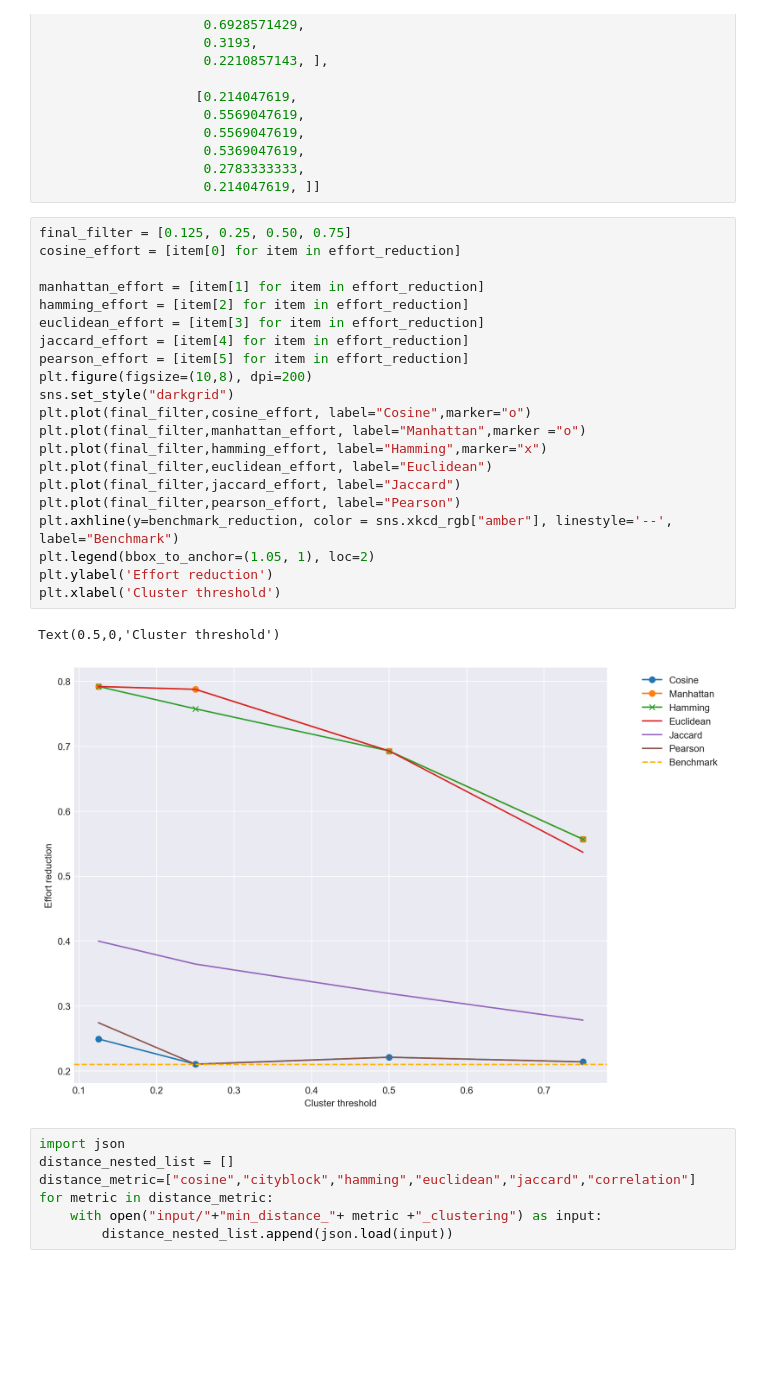
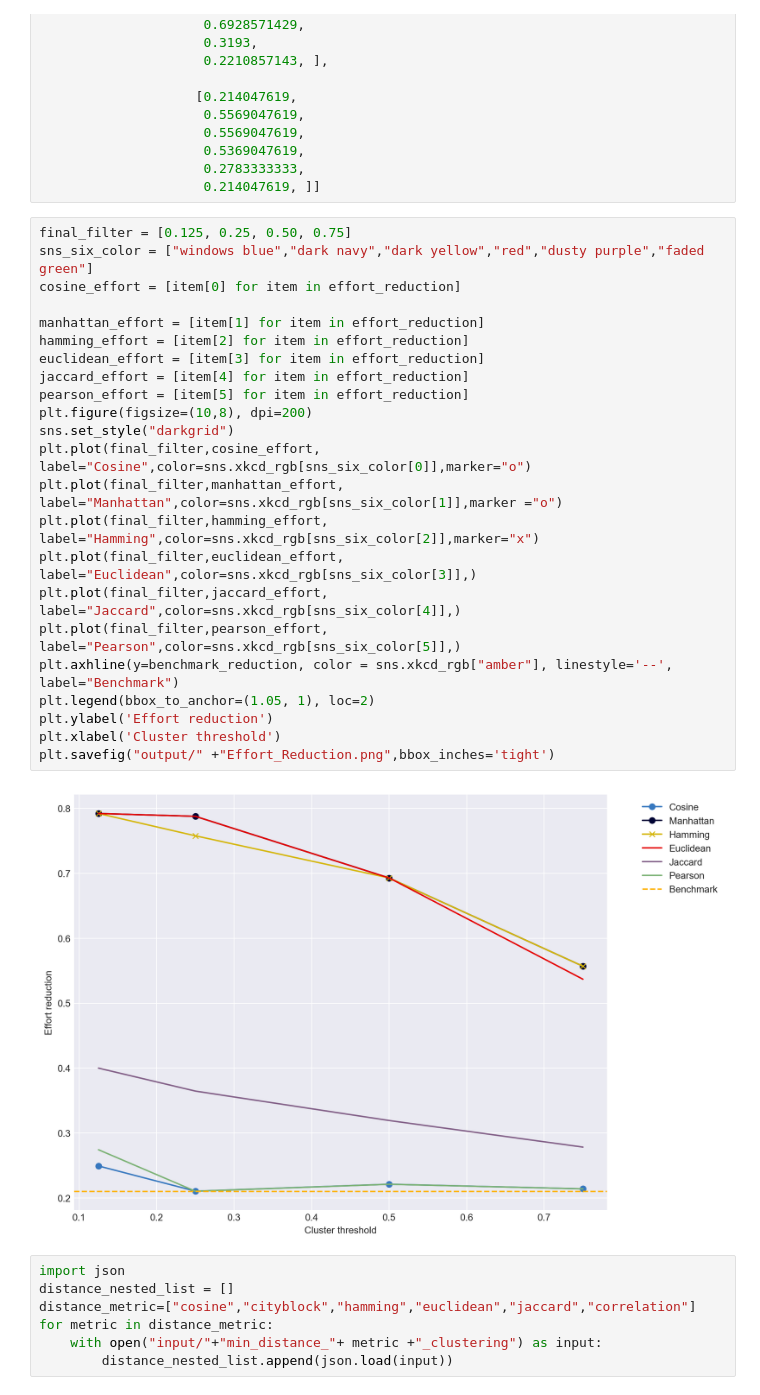
Before and after one commit to Kevinkeya/ThesisPlot, a Jupyter notebook: Plot.ipynb, the cells around one changed output. Saved outputs shown, nothing was run; the diff lists cells and outputs as text; blank space fills up the shorter version.

```diff
--- a/Plot.ipynb
+++ b/Plot.ipynb
@@ -35,28 +35,29 @@ effort_reduction = [[0.2492857143,
                      0.214047619, ]]
 # %%
 final_filter = [0.125, 0.25, 0.50, 0.75]
+sns_six_color = ["windows blue","dark navy","dark yellow","red","dusty purple","faded green"]
 cosine_effort = [item[0] for item in effort_reduction]
 
 manhattan_effort = [item[1] for item in effort_reduction]
 hamming_effort = [item[2] for item in effort_reduction]
 euclidean_effort = [item[3] for item in effort_reduction]
 jaccard_effort = [item[4] for item in effort_reduction]
 pearson_effort = [item[5] for item in effort_reduction]
 plt.figure(figsize=(10,8), dpi=200)
 sns.set_style("darkgrid")
-plt.plot(final_filter,cosine_effort, label="Cosine",marker="o")
-plt.plot(final_filter,manhattan_effort, label="Manhattan",marker ="o")
-plt.plot(final_filter,hamming_effort, label="Hamming",marker="x")
-plt.plot(final_filter,euclidean_effort, label="Euclidean")
-plt.plot(final_filter,jaccard_effort, label="Jaccard")
-plt.plot(final_filter,pearson_effort, label="Pearson")
+plt.plot(final_filter,cosine_effort, label="Cosine",color=sns.xkcd_rgb[sns_six_color[0]],marker="o")
+plt.plot(final_filter,manhattan_effort, label="Manhattan",color=sns.xkcd_rgb[sns_six_color[1]],marker ="o")
+plt.plot(final_filter,hamming_effort, label="Hamming",color=sns.xkcd_rgb[sns_six_color[2]],marker="x")
+plt.plot(final_filter,euclidean_effort, label="Euclidean",color=sns.xkcd_rgb[sns_six_color[3]],)
+plt.plot(final_filter,jaccard_effort, label="Jaccard",color=sns.xkcd_rgb[sns_six_color[4]],)
+plt.plot(final_filter,pearson_effort, label="Pearson",color=sns.xkcd_rgb[sns_six_color[5]],)
 plt.axhline(y=benchmark_reduction, color = sns.xkcd_rgb["amber"], linestyle='--', label="Benchmark")
 plt.legend(bbox_to_anchor=(1.05, 1), loc=2)
 plt.ylabel('Effort reduction')
 plt.xlabel('Cluster threshold')
+plt.savefig("output/" +"Effort_Reduction.png",bbox_inches='tight')
 # %% [output]
-Text(0.5,0,'Cluster threshold')
-[figure, old version]
+[figure, new version]
 # %%
 import json
 distance_nested_list = []
```
Also changed, not shown: parts of 9 cells of this notebook, 18 other files.
